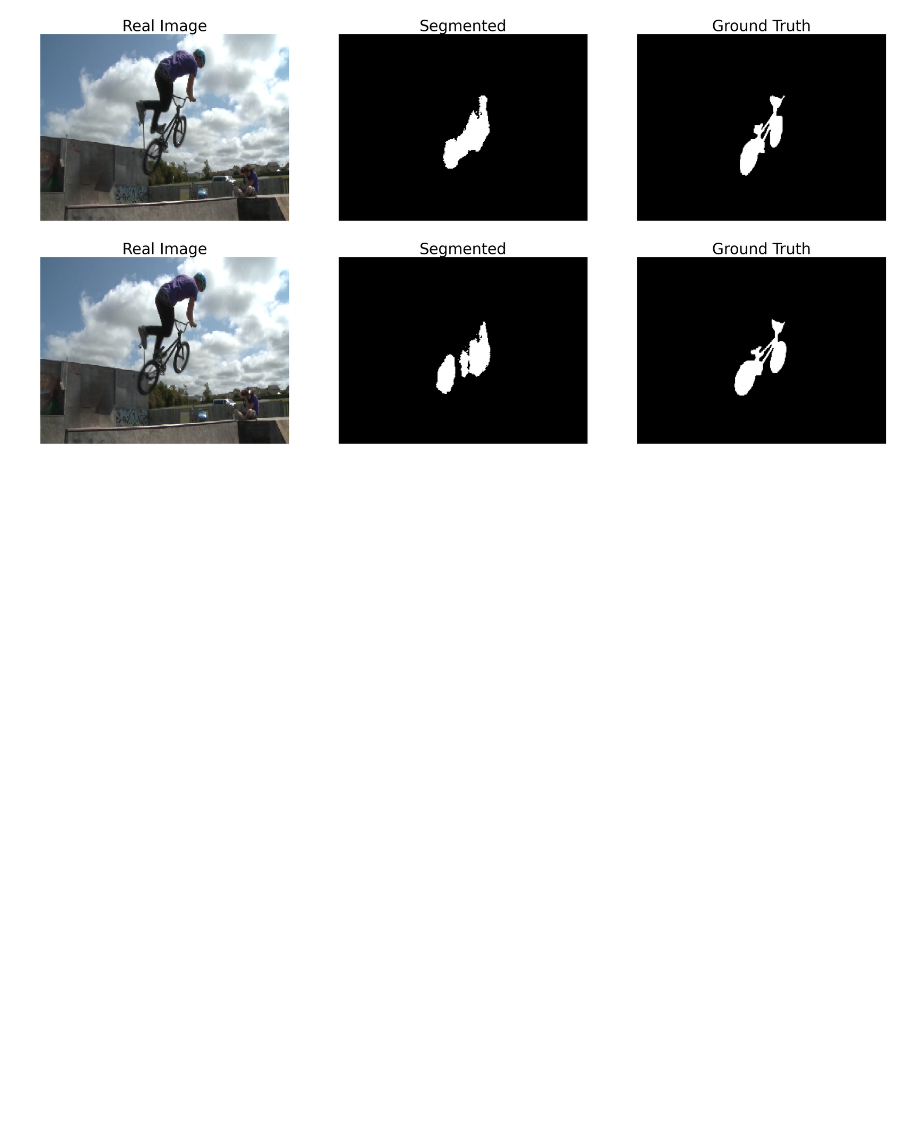
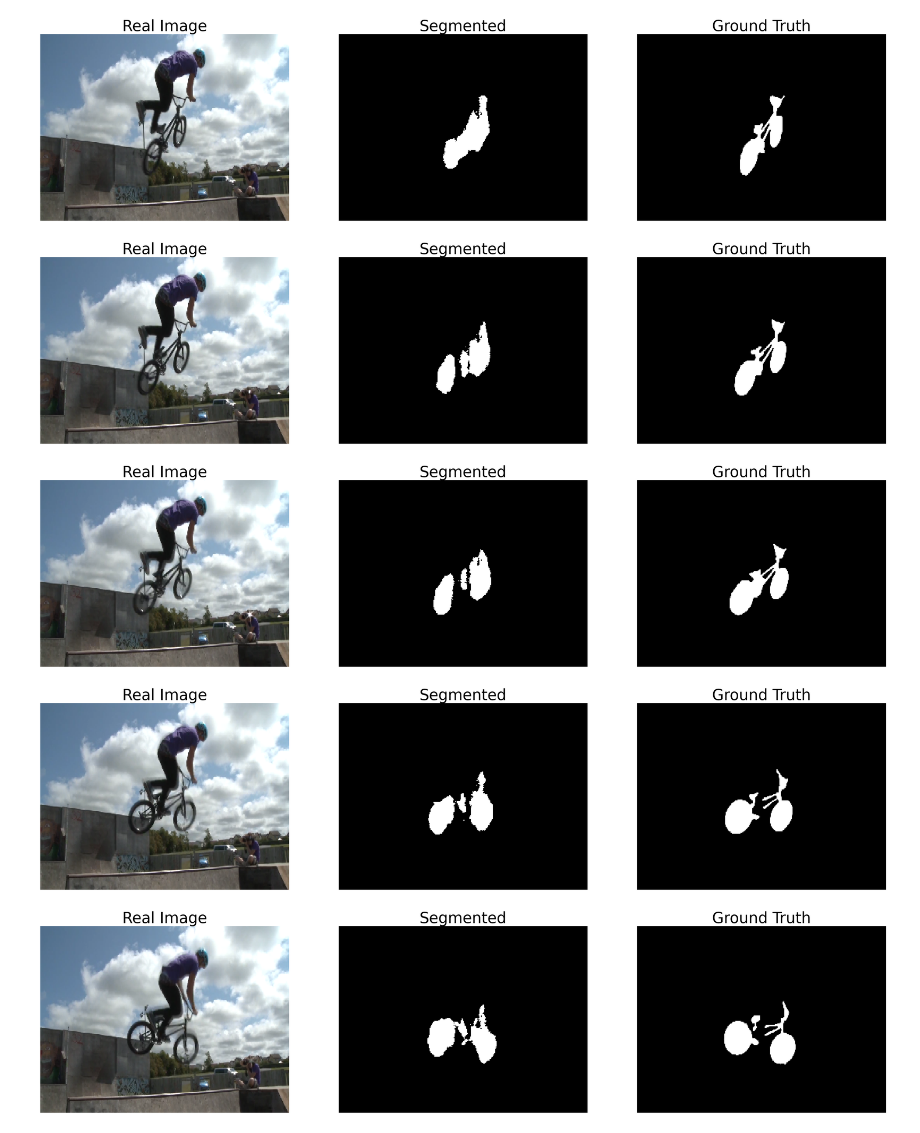
Before and after one commit to Jupiter-is-BIG/Foreground-Segemenation-SegTrackV2, a Jupyter notebook: test.ipynb, the cells around one changed output. Drawn from its saved outputs; the diff is of its cells as text; code cells hidden in the pictures; blank space fills up the shorter version.

```diff
--- a/test.ipynb
+++ b/test.ipynb
@@ -11,10 +11,10 @@ def load_image(path, target_size=(240, 320)):
     x = np.expand_dims(x, axis=0)
     return x
 # %%
-MODEL_PATH = './trained_weights.h5'
+MODEL_PATH = './weights/trained_weights.h5'
 model = load_model(MODEL_PATH) #load the trained model
 
-num_sample = 5
+num_sample = 13
 
 for idx in range(num_sample):
 
@@ -56,5 +64,8 @@ plt.show()
 [figure]
 [figure]
 [figure]
 [figure]
 [figure]
+[figure, added]
+[figure, added]
+[figure, added]
```
Also changed, not shown: parts of 1 cell of this notebook.
